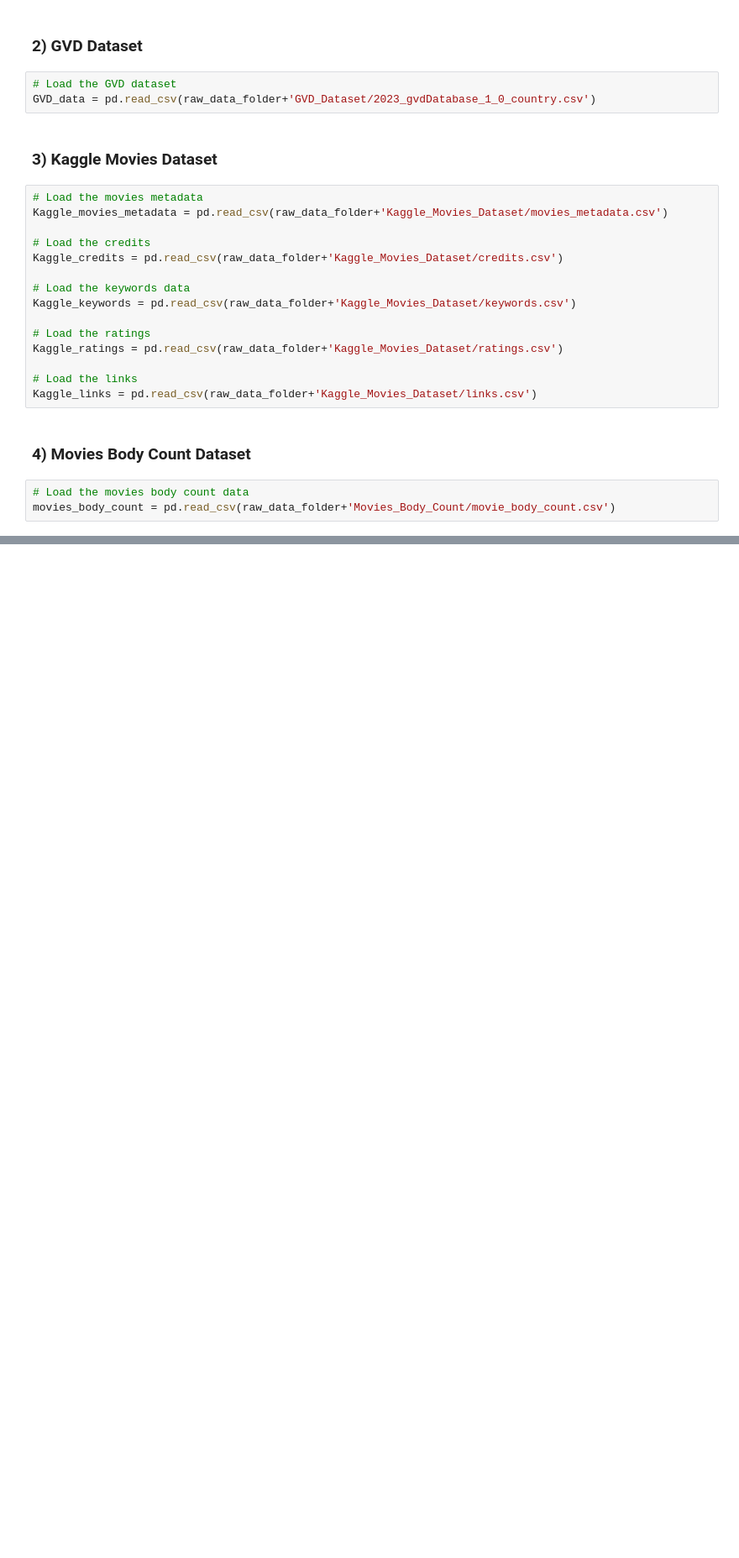
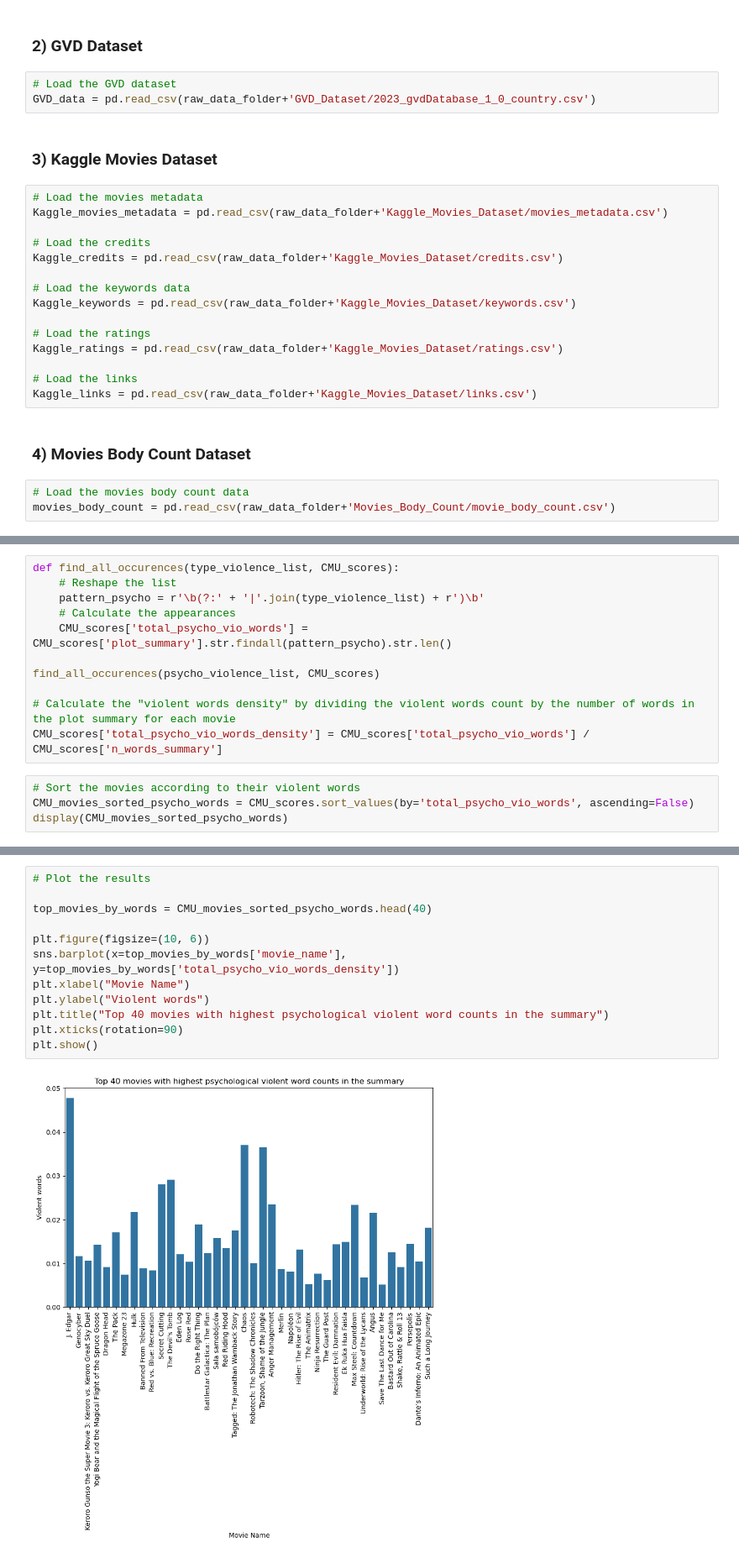
Before and after one commit to epfl-ada/ada-2024-project-alligatorsdontapologize24, a Jupyter notebook: src/Exploratory_Data_Analysis.ipynb, the cells around one changed output, grey strips where cells are left out. Shown at 84% size. Cells and saved outputs as stored; diff of their text form; blank space fills up the shorter version.

```diff
--- a/src/Exploratory_Data_Analysis.ipynb
+++ b/src/Exploratory_Data_Analysis.ipynb
@@ -62,0 +596,15 @@ movies_body_count = pd.read_csv(raw_data_folder+'Movies_Body_Count/movie_body_co
+# %%
+def find_all_occurences(type_violence_list, CMU_scores):
+    # Reshape the list
+    pattern_psycho = r'\b(?:' + '|'.join(type_violence_list) + r')\b'
+    # Calculate the appearances
+    CMU_scores['total_psycho_vio_words'] = CMU_scores['plot_summary'].str.findall(pattern_psycho).str.len()
+
+find_all_occurences(psycho_violence_list, CMU_scores)
+
+# Calculate the "violent words density" by dividing the violent words count by the number of words in the plot summary for each movie
+CMU_scores['total_psycho_vio_words_density'] = CMU_scores['total_psycho_vio_words'] / CMU_scores['n_words_summary']
+# %%
+# Sort the movies according to their violent words
+CMU_movies_sorted_psycho_words = CMU_scores.sort_values(by='total_psycho_vio_words', ascending=False)
+display(CMU_movies_sorted_psycho_words)
@@ -62,0 +625,14 @@ movies_body_count = pd.read_csv(raw_data_folder+'Movies_Body_Count/movie_body_co
+# %%
+# Plot the results
+
+top_movies_by_words = CMU_movies_sorted_psycho_words.head(40)
+
+plt.figure(figsize=(10, 6))
+sns.barplot(x=top_movies_by_words['movie_name'], y=top_movies_by_words['total_psycho_vio_words_density'])
+plt.xlabel("Movie Name")
+plt.ylabel("Violent words")
+plt.title("Top 40 movies with highest psychological violent word counts in the summary")
+plt.xticks(rotation=90)
+plt.show()
+# %% [output]
+[figure, added]
```
Also changed, not shown: parts of 16 cells of this notebook.
